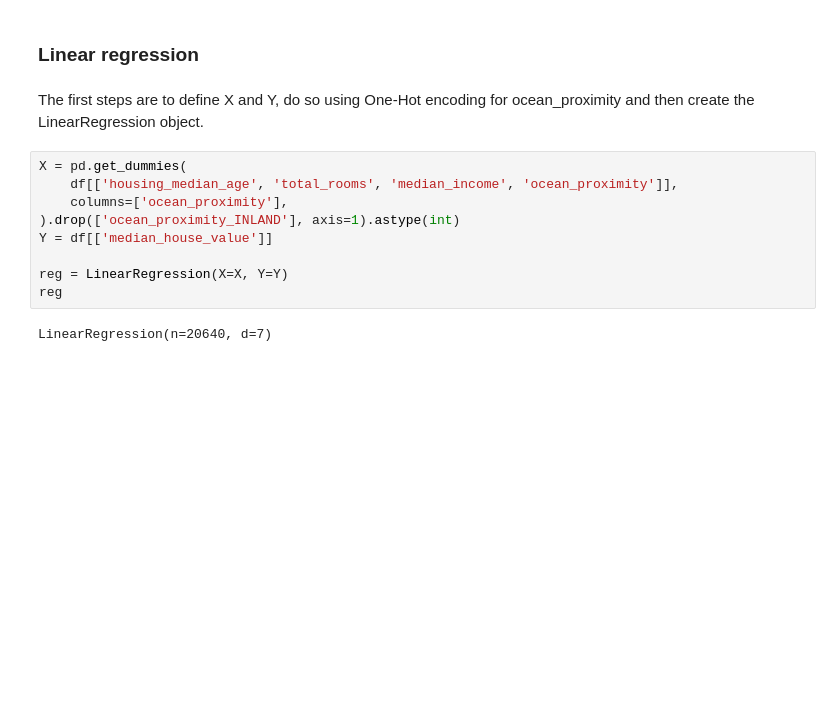
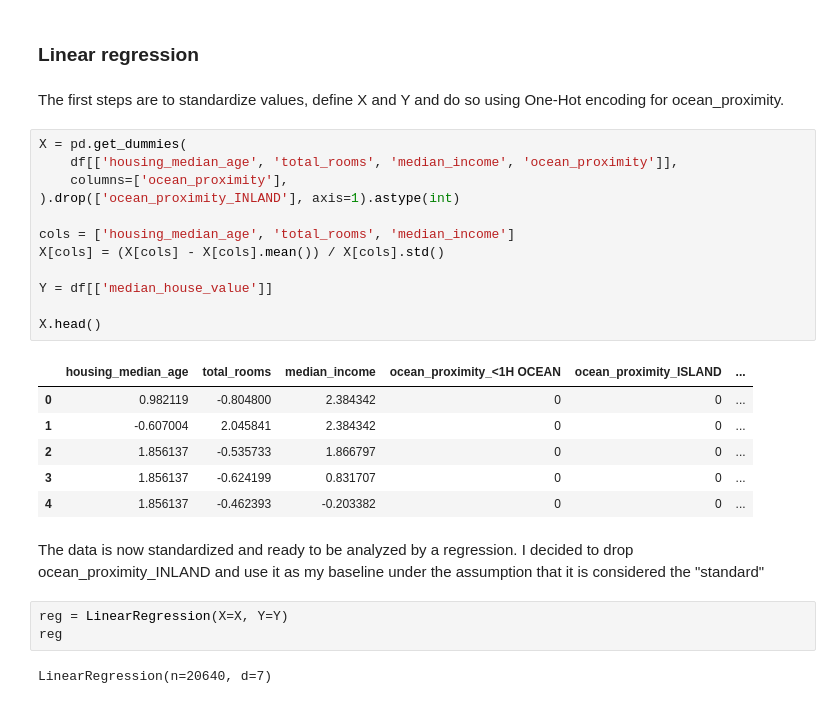
Before and after one commit to Theodor-Helje/python-programming-Theodor-Helje, a Jupyter notebook: Statistiska metoder/Labb/labb_assignment.ipynb, the cells around one changed output. Cells and saved outputs as stored; diff of their text form; blank space fills up the shorter version.

```diff
--- a/Statistiska metoder/Labb/labb_assignment.ipynb
+++ b/Statistiska metoder/Labb/labb_assignment.ipynb
@@ -99,15 +100,30 @@ There are no missing values and the data seems realistic. Adding median rooms in
 # %% [markdown]
 ### Linear regression
 # %% [markdown]
-The first steps are to define X and Y, do so using One-Hot encoding for ocean_proximity and then create the LinearRegression object.
+The first steps are to standardize values, define X and Y and do so using One-Hot encoding for ocean_proximity.
 # %%
 X = pd.get_dummies(
     df[['housing_median_age', 'total_rooms', 'median_income', 'ocean_proximity']],
     columns=['ocean_proximity'],
 ).drop(['ocean_proximity_INLAND'], axis=1).astype(int)
+
+cols = ['housing_median_age', 'total_rooms', 'median_income']
+X[cols] = (X[cols] - X[cols].mean()) / X[cols].std()
+
 Y = df[['median_house_value']]
 
-reg = LinearRegression(X=X, Y=Y)
-reg
+X.head()
 # %% [output]
-LinearRegression(n=20640, d=7)
+|  | housing_median_age | total_rooms | median_income | ocean_proximity_<1H OCEAN | ocean_proximity_ISLAND | ... |
+| 0 | 0.982119 | -0.804800 | 2.384342 | 0 | 0 | ... |
+| 1 | -0.607004 | 2.045841 | 2.384342 | 0 | 0 | ... |
+| 2 | 1.856137 | -0.535733 | 1.866797 | 0 | 0 | ... |
+| 3 | 1.856137 | -0.624199 | 0.831707 | 0 | 0 | ... |
+| 4 | 1.856137 | -0.462393 | -0.203382 | 0 | 0 | ... |
+# %% [markdown]
+The data is now standardized and ready to be analyzed by a regression. I decided to drop ocean_proximity_INLAND and use it as my baseline under the assumption that it is considered the "standard"
+# %%
+reg = LinearRegression(X=X, Y=Y)
+reg
+# %% [output]
+LinearRegression(n=20640, d=7)
```
Also changed, not shown: parts of 8 cells of this notebook, 1 other file.
